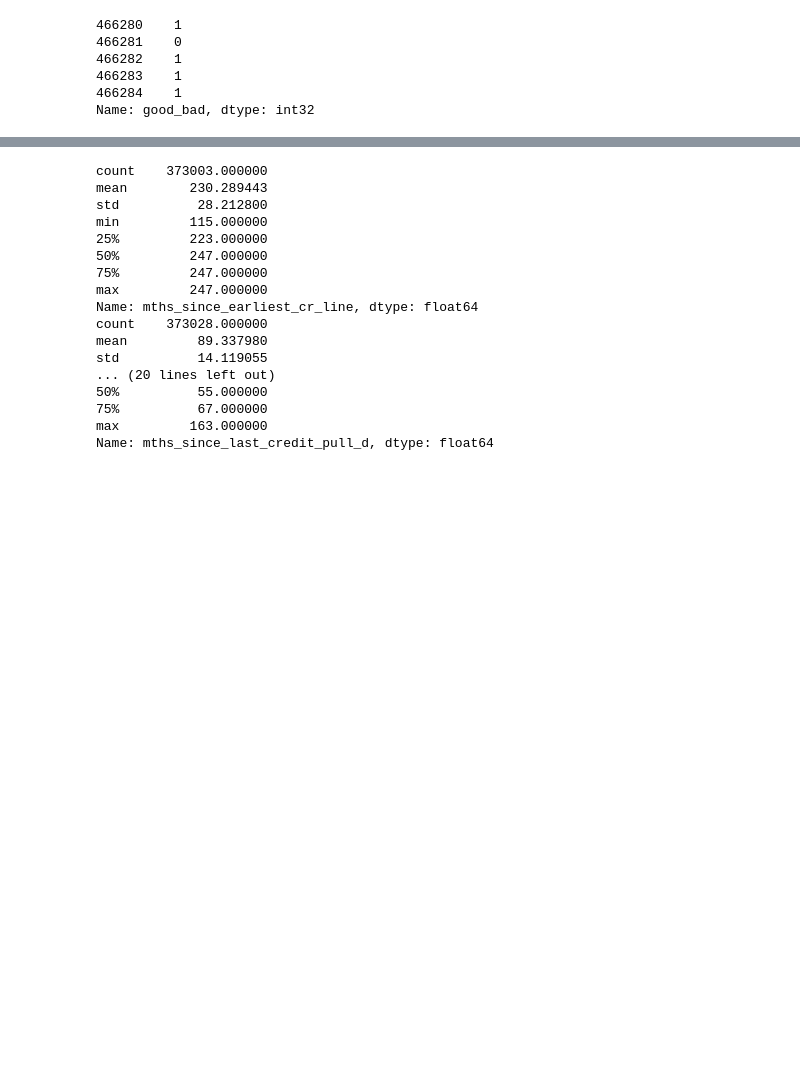
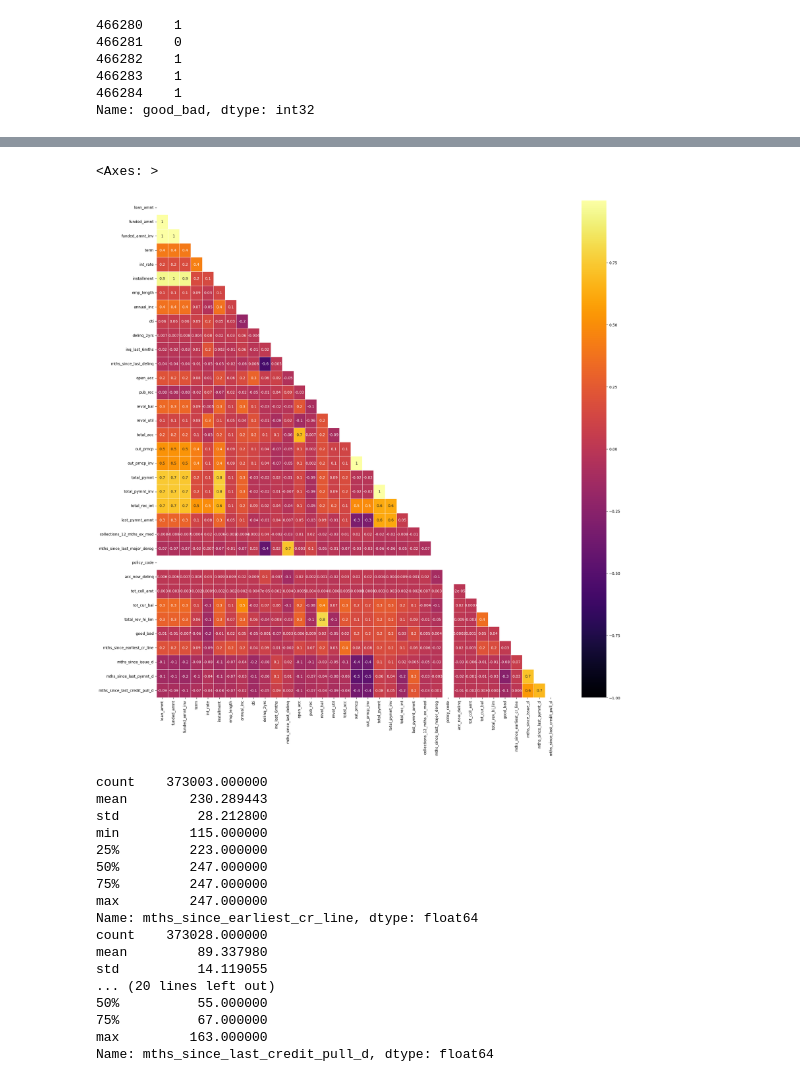
Before and after one commit to TeetyK/Credit_Score_AI, a Jupyter notebook: credit_score.ipynb, the cells around one changed output, grey strips where cells are left out. Saved outputs shown, nothing was run; the diff lists cells and outputs as text; code cells hidden in the pictures; blank space fills up the shorter version.

```diff
--- a/credit_score.ipynb
+++ b/credit_score.ipynb
@@ -230,0 +231,11 @@ date_columns(X_train,'last_credit_pull_d')
+# %%
+import numpy as np
+# mask = np.zeros_like(loan_data.corr(numeric_only=True).fillna(0),dtype=bool)
+mask = np.zeros_like(loan_data.select_dtypes(include=np.number).corr().fillna(0), dtype=bool)
+# display(mask)
+mask[np.triu_indices_from(mask)] = True
+plt.figure(figsize=(24,24))
+sns.heatmap(loan_data.select_dtypes(include=np.number).corr(), mask=mask, annot=True,  cmap="inferno", vmin = -1, fmt='.1g', edgecolor='w', linewidth=0.6)
+# %% [output]
+<Axes: >
+[figure, added]
```
Also changed, not shown: parts of 143 cells of this notebook, 1 other file.
